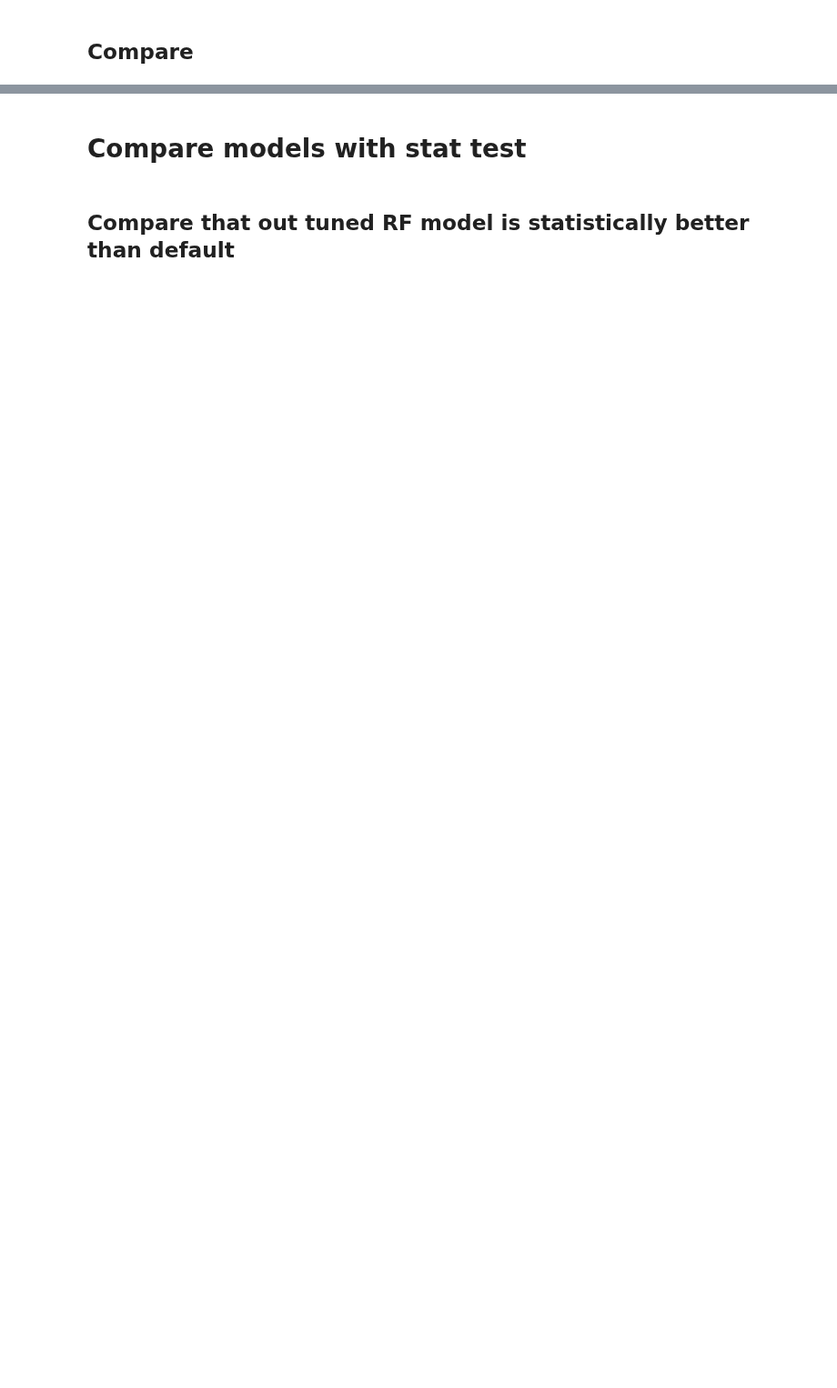
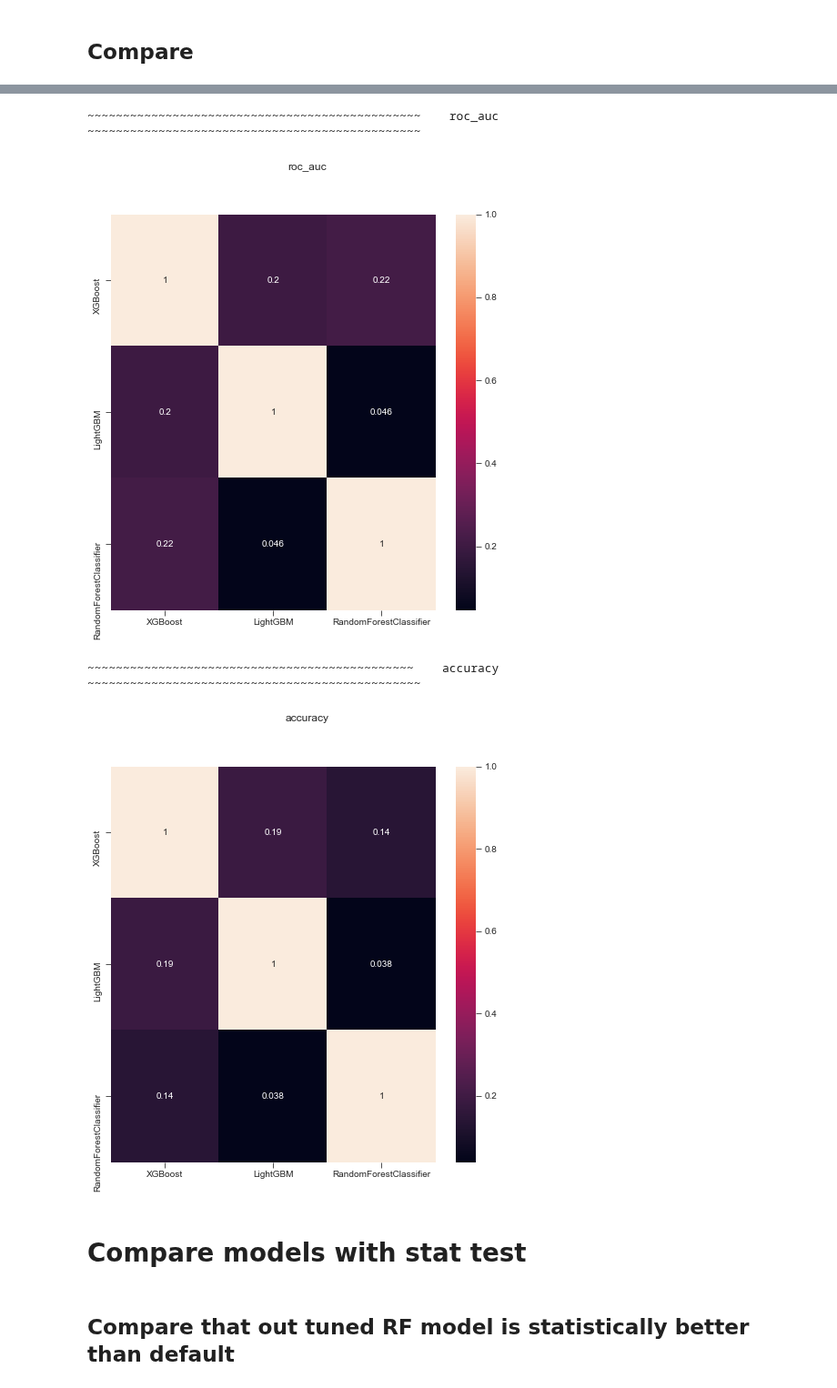
Before and after one commit to yandexdataschool/modelgym, a Jupyter notebook: example/model_search.ipynb, the cells around one changed output, grey strips where cells are left out. Shown at 91% size. Drawn from its saved outputs; the diff is of its cells as text; code cells hidden in the pictures; blank space fills up the shorter version.

```diff
--- a/example/model_search.ipynb
+++ b/example/model_search.ipynb
@@ -208,0 +209,7 @@ RandomForestClassifier  0.500983 (-35.58%)  0.590046 (-24.13%)
+# %%
+rep.plot_heatmaps()
+# %% [output]
+~~~~~~~~~~~~~~~~~~~~~~~~~~~~~~~~~~~~~~~~~~~~~~~    roc_auc    ~~~~~~~~~~~~~~~~~~~~~~~~~~~~~~~~~~~~~~~~~~~~~~~
+[figure, added]
+~~~~~~~~~~~~~~~~~~~~~~~~~~~~~~~~~~~~~~~~~~~~~~    accuracy    ~~~~~~~~~~~~~~~~~~~~~~~~~~~~~~~~~~~~~~~~~~~~~~~
+[figure, added]
```
Also changed, not shown: parts of 19 cells of this notebook, 8 other files.
